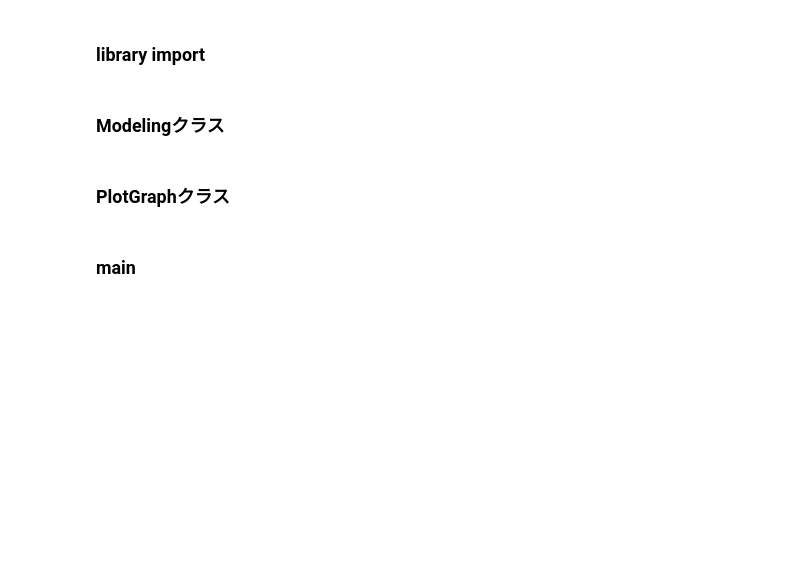
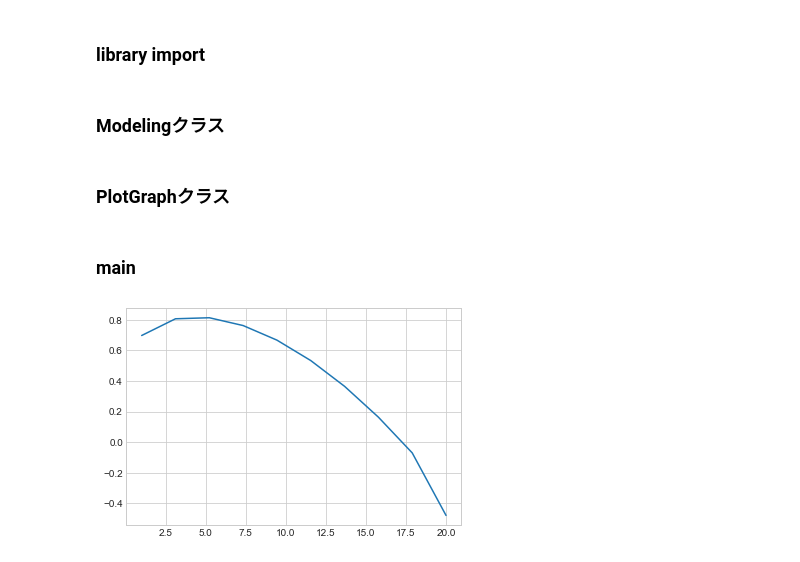
Before and after one commit to k33asby/opinion-aggregation-experiment, a Jupyter notebook: py/sumilation.ipynb, the cells around one changed output. Drawn from its saved outputs; the diff is of its cells as text; code cells hidden in the pictures; blank space fills up the shorter version.

Commit message:
Add vote-priority-method

```diff
--- a/py/sumilation.ipynb
+++ b/py/sumilation.ipynb
@@ -707,4 +721,38 @@ class PlotGraph:
         plt.show()
 # %% [markdown]
 ### main
+# %%
+sns.set_style("whitegrid")
+m = Modeling(0,0)
+
+# x_axis = np.linspace(1,99,99)
+# y_axis_poisson=[]
+# y_axis_gamma=[]
+# for x in x_axis:
+#     y_axis_poisson.append(m.poisson_possibility(x, 10, 5))
+#     y_axis_gamma.append(m.gamma_possibility(x,10,5))
+# plt.plot(x_axis, y_axis_poisson, label='p')
+# plt.plot(x_axis, y_axis_gamma, label='g')
+# plt.legend()
+# plt.show()
+
+x_axis = np.linspace(1, 20, 10)
+y_axis_vote_priority =  [m.vote_priority_method(int(x), 0.01, 0.7, 4) for x in x_axis]
+plt.plot(x_axis, y_axis_vote_priority)
+plt.legend()
+plt.show()
+
+init_printing()      # 出力を整形
+
+x = Symbol('x')                  # 文字'x'を変数xとして定義
+
+# grad = diff(m.time_priority_method(x, 0.01, 0.7, 2), x)
+# grad
+# grad.subs([(x, 10)])
+
+# m.inc_and_dec_time_priority_method(0.01, 0.55, 4)
+
+# integrate(x, (x,0,5))
+# %% [output]
+[figure, added]
 # %%
```
Also changed, not shown: parts of 3 cells of this notebook, 1 other file.
